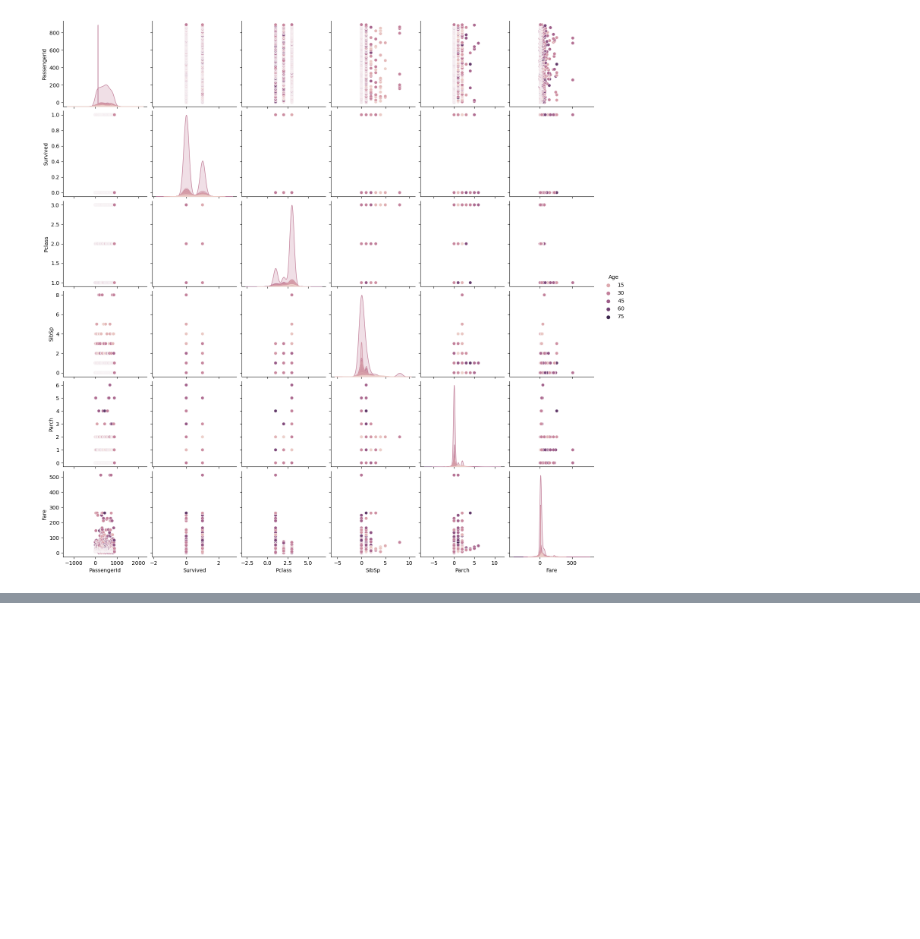
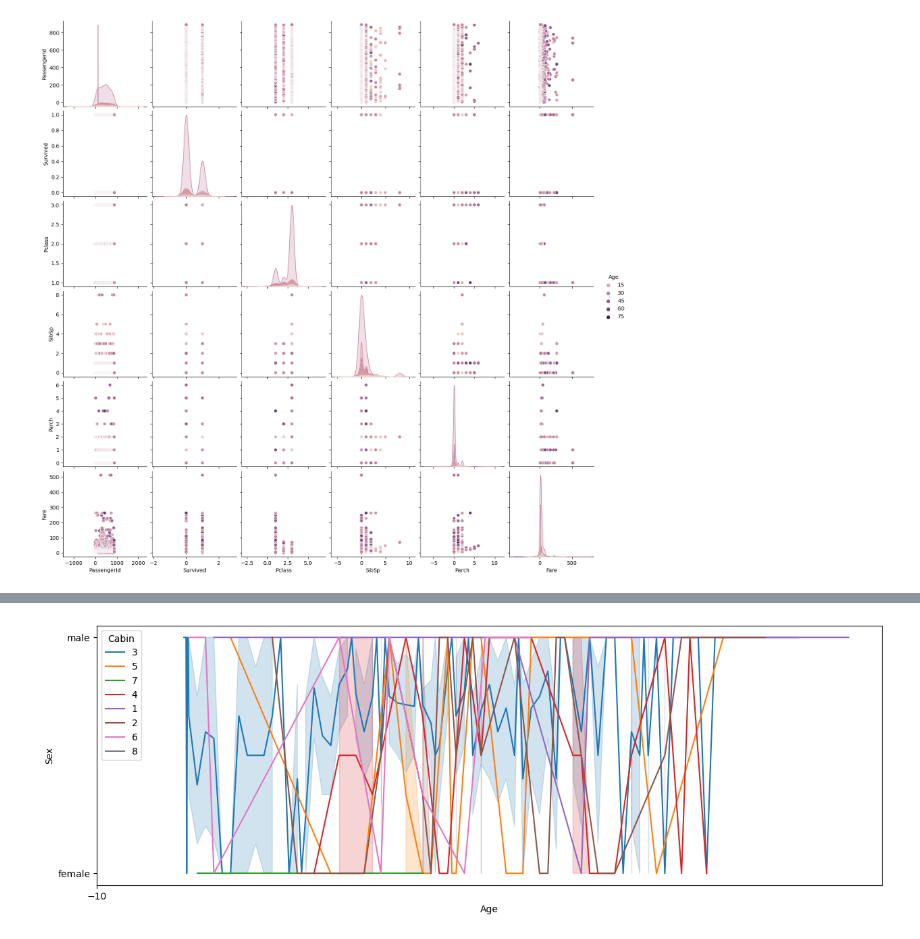
Before and after one commit to LegitMarkus/Titanix-KI, a Jupyter notebook: Titanix.ipynb, the cells around one changed output, grey strips where cells are left out. Saved outputs shown, nothing was run; the diff lists cells and outputs as text; code cells hidden in the pictures; blank space fills up the shorter version.

```diff
--- a/Titanix.ipynb
+++ b/Titanix.ipynb
@@ -455,0 +470,7 @@ sns.pairplot(data=titanixdata, hue='Survived')
+# %%
+ plt.figure(figsize=(15,5))
+line_plot = sns.lineplot(data=titanixdata, x='Age', y='Sex',hue='Cabin', dashes=False)
+xticks = line_plot.get_xticks()
+line_plot.set_xticks(xticks[::40]);
+# %% [output]
+[figure, added]
```
Also changed, not shown: parts of 4 cells of this notebook.
